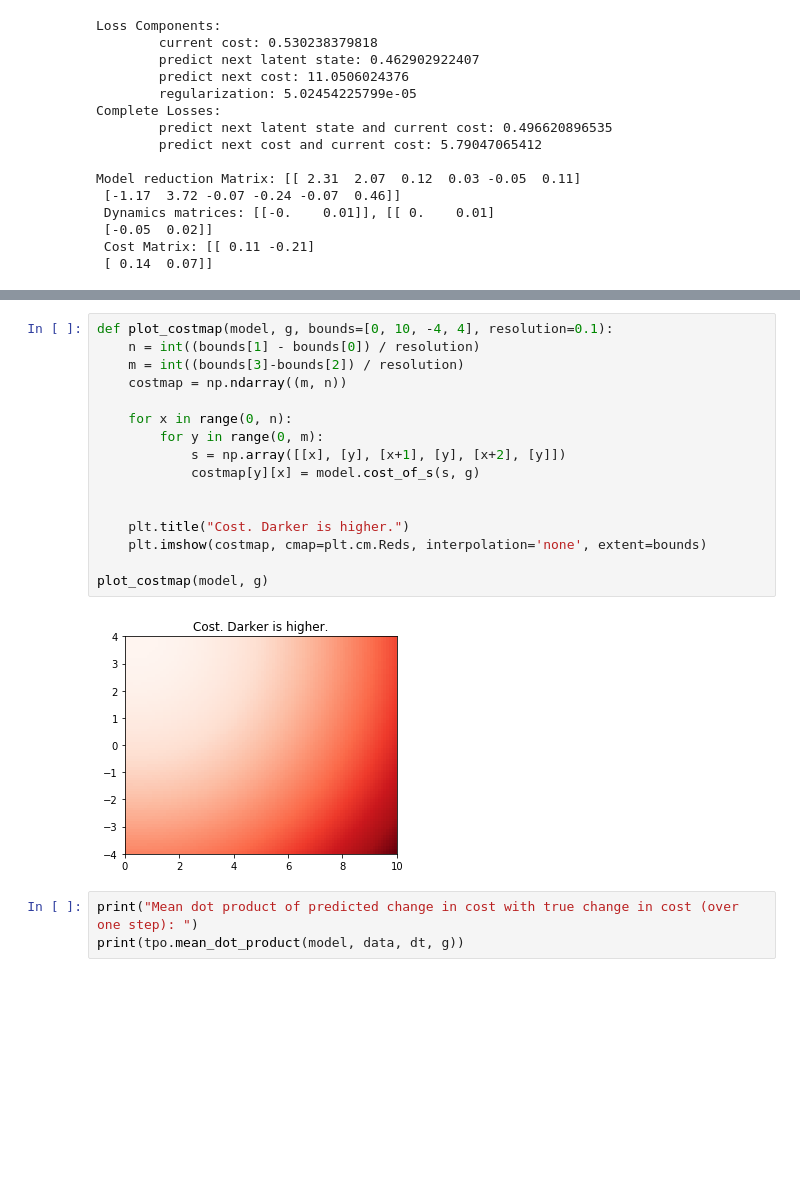
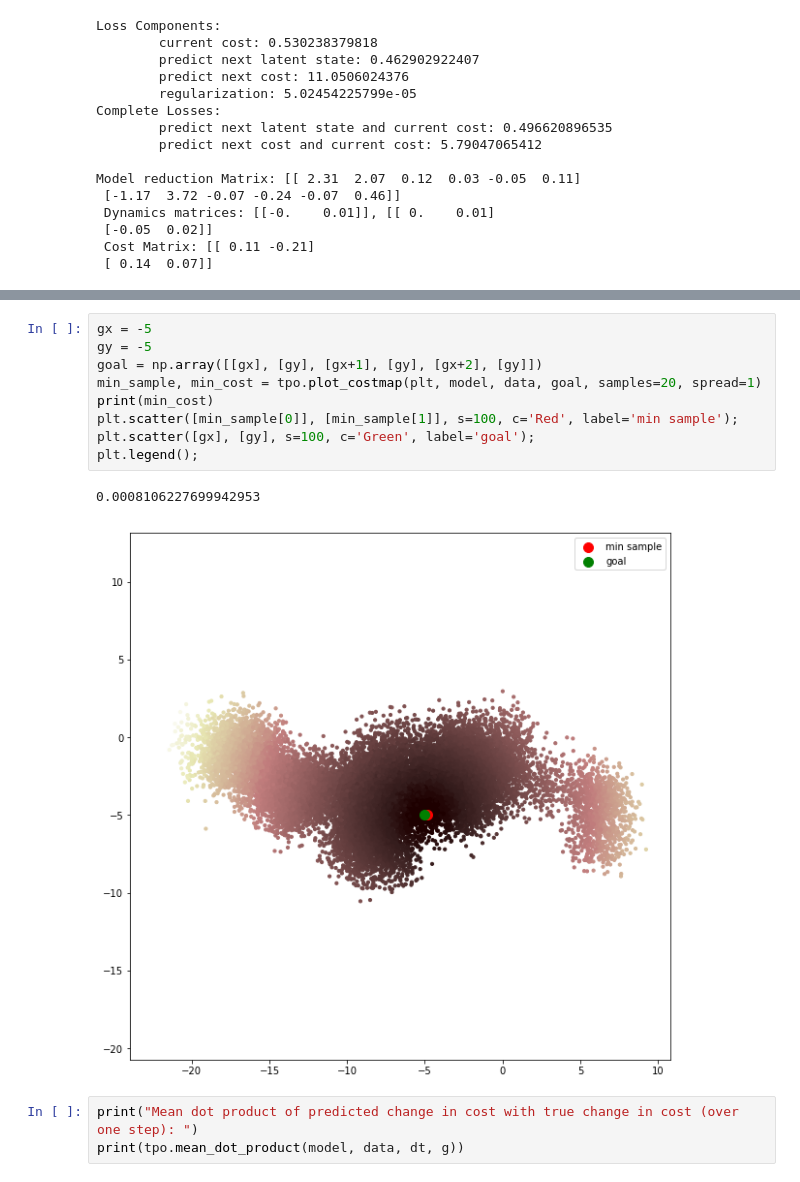
Before and after one commit to UM-ARM-Lab/unreliable-deform-manipulation, a Jupyter notebook: link_bot_notebooks/src/link_bot_notebooks/Agent Testing.ipynb, the cells around one changed output, grey strips where cells are left out. Saved outputs shown, nothing was run; the diff lists cells and outputs as text; blank space fills up the shorter version.

```diff
--- a/link_bot_notebooks/src/link_bot_notebooks/Agent Testing.ipynb
+++ b/link_bot_notebooks/src/link_bot_notebooks/Agent Testing.ipynb
@@ -75,23 +79,17 @@ tpo.plot_xy_rollout(model, data, dt, data[0][0], g);
 # %% [output]
 [figure]
-# %%
-def plot_costmap(model, g, bounds=[0, 10, -4, 4], resolution=0.1):
-    n = int((bounds[1] - bounds[0]) / resolution)
-    m = int((bounds[3]-bounds[2]) / resolution)
-    costmap = np.ndarray((m, n))
-
-    for x in range(0, n):
-        for y in range(0, m):
-            s = np.array([[x], [y], [x+1], [y], [x+2], [y]])
-            costmap[y][x] = model.cost_of_s(s, g)
-
-
-    plt.title("Cost. Darker is higher.")
-    plt.imshow(costmap, cmap=plt.cm.Reds, interpolation='none', extent=bounds)
-
-plot_costmap(model, g)
-# %% [output]
-[figure, removed]
+# %%
+gx = -5
+gy = -5
+goal = np.array([[gx], [gy], [gx+1], [gy], [gx+2], [gy]])
+min_sample, min_cost = tpo.plot_costmap(plt, model, data, goal, samples=20, spread=1)
+print(min_cost)
+plt.scatter([min_sample[0]], [min_sample[1]], s=100, c='Red', label='min sample');
+plt.scatter([gx], [gy], s=100, c='Green', label='goal');
+plt.legend();
+# %% [output]
+0.0008106227699942953
+[figure, added]
 # %%
 print("Mean dot product of predicted change in cost with true change in cost (over one step): ")
 print(tpo.mean_dot_product(model, data, dt, g))
```
Also changed, not shown: parts of 10 cells of this notebook, 8 other files.
